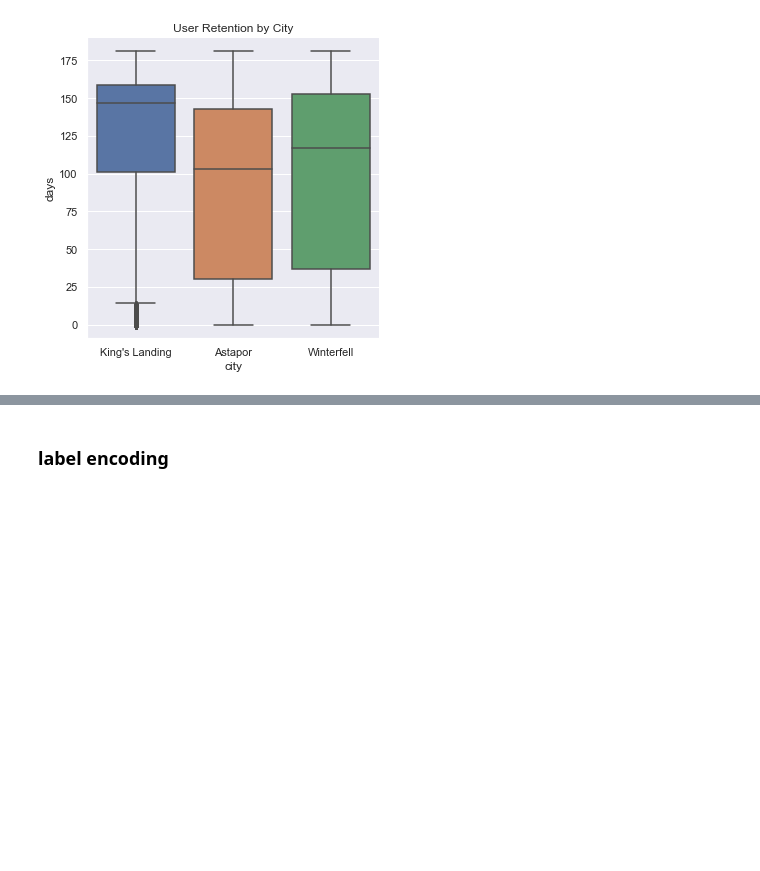
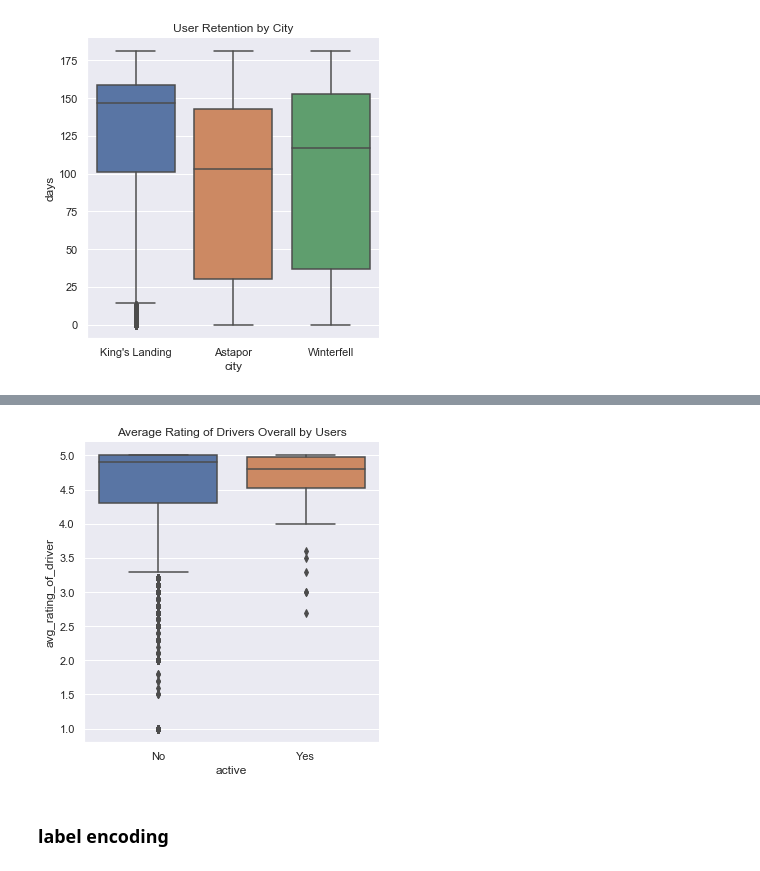
Before and after one commit to annafin/Springboard-Data-Science, a Jupyter notebook: ultimate_technologies_challenge/tech_challenge.ipynb, the cells around one changed output, grey strips where cells are left out. Saved outputs shown, nothing was run; the diff lists cells and outputs as text; code cells hidden in the pictures; blank space fills up the shorter version.

```diff
--- a/ultimate_technologies_challenge/tech_challenge.ipynb
+++ b/ultimate_technologies_challenge/tech_challenge.ipynb
@@ -629,3 +663,10 @@ plt.show() # King's Landing has the longest time frame for user retention
+# %%
+# how did riders feel about all of their drivers?
+sns.catplot(x='active', y='avg_rating_of_driver', kind='box', data=rider)
+plt.title('Average Rating of Drivers Overall by Users')
+plt.show() # loyal users tend to express a positive opinion of their drivers, more so than those who didn't stay
+# %% [output]
+[figure, added]
 # %% [markdown]
 ### label encoding
 # %% [markdown]
```
Also changed, not shown: parts of 11 cells of this notebook.
